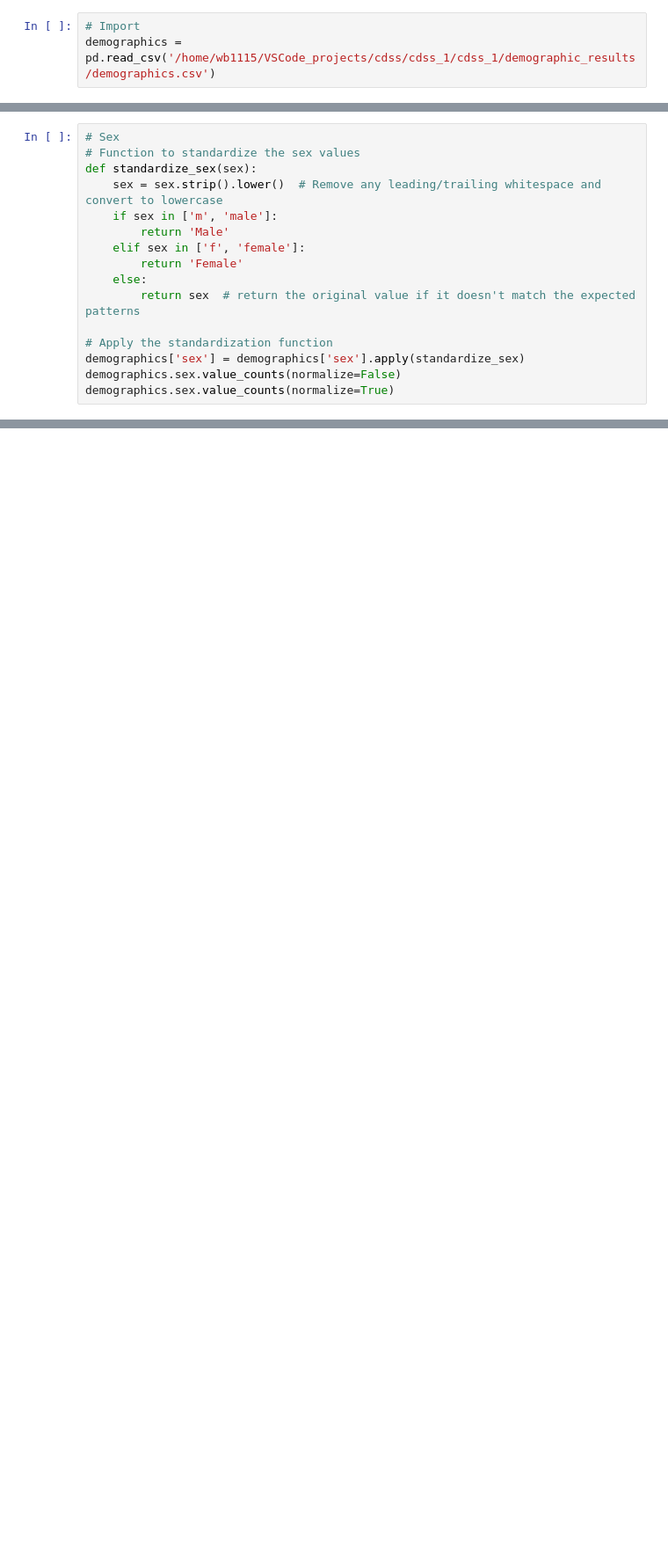
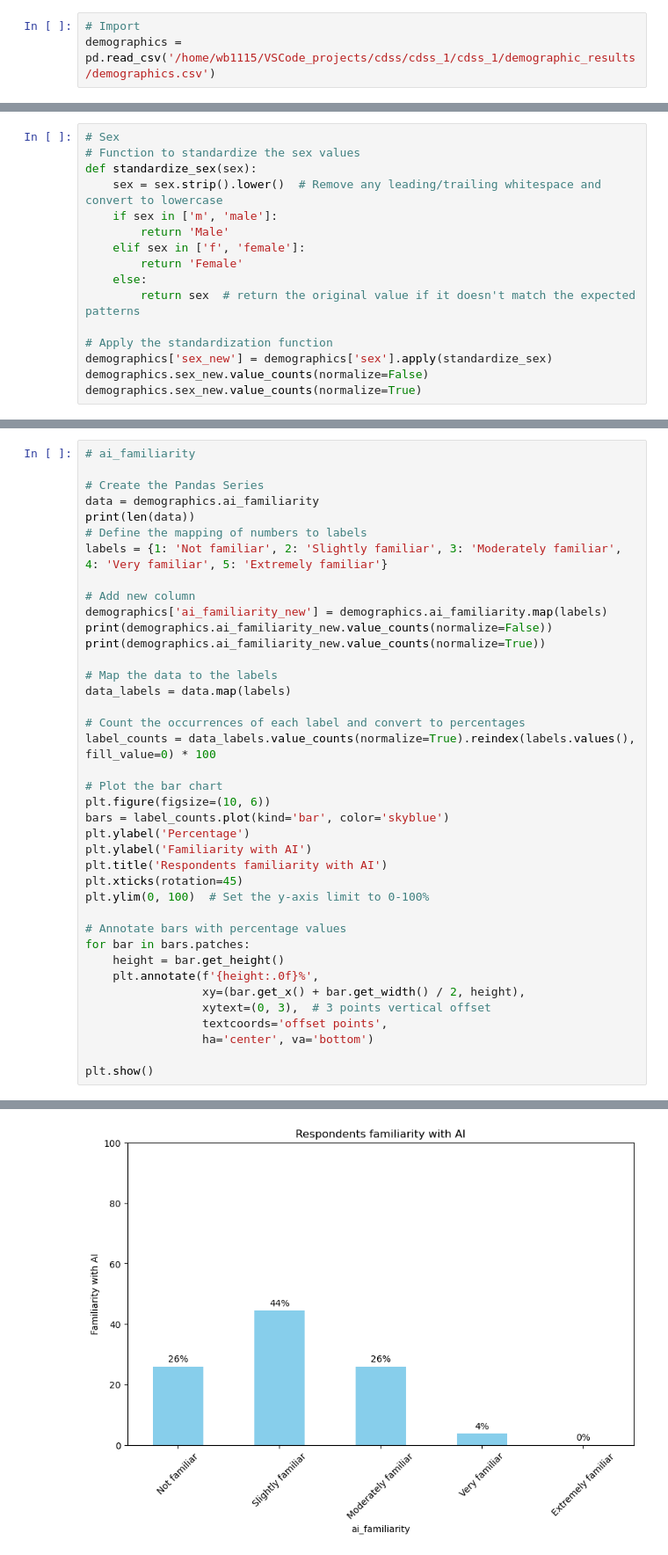
Before and after one commit to WilliamBolton/cdss_demo, a Jupyter notebook: cdss_1/cdss_1/analysis/demographics_analysis.ipynb, the cells around one changed output, grey strips where cells are left out. Shown: that part at 88% size. Drawn from its saved outputs; the diff is of its cells as text; blank space fills up the shorter version.

```diff
--- a/cdss_1/cdss_1/analysis/demographics_analysis.ipynb
+++ b/cdss_1/cdss_1/analysis/demographics_analysis.ipynb
@@ -27,7 +47,7 @@ def standardize_sex(sex):
         return sex  # return the original value if it doesn't match the expected patterns
 
 # Apply the standardization function
-demographics['sex'] = demographics['sex'].apply(standardize_sex)
-demographics.sex.value_counts(normalize=False)
-demographics.sex.value_counts(normalize=True)
+demographics['sex_new'] = demographics['sex'].apply(standardize_sex)
+demographics.sex_new.value_counts(normalize=False)
+demographics.sex_new.value_counts(normalize=True)
 # %% [output]
@@ -122,0 +150,40 @@ memory usage: 2.0+ KB
+# %%
+# ai_familiarity
+
+# Create the Pandas Series
+data = demographics.ai_familiarity
+print(len(data))
+# Define the mapping of numbers to labels
+labels = {1: 'Not familiar', 2: 'Slightly familiar', 3: 'Moderately familiar', 4: 'Very familiar', 5: 'Extremely familiar'}
+
+# Add new column
+demographics['ai_familiarity_new'] = demographics.ai_familiarity.map(labels)
+print(demographics.ai_familiarity_new.value_counts(normalize=False))
+print(demographics.ai_familiarity_new.value_counts(normalize=True))
+
+# Map the data to the labels
+data_labels = data.map(labels)
+
+# Count the occurrences of each label and convert to percentages
+label_counts = data_labels.value_counts(normalize=True).reindex(labels.values(), fill_value=0) * 100
+
+# Plot the bar chart
+plt.figure(figsize=(10, 6))
+bars = label_counts.plot(kind='bar', color='skyblue')
+plt.ylabel('Percentage')
+plt.ylabel('Familiarity with AI')
+plt.title('Respondents familiarity with AI')
+plt.xticks(rotation=45)
+plt.ylim(0, 100)  # Set the y-axis limit to 0-100%
+
+# Annotate bars with percentage values
+for bar in bars.patches:
+    height = bar.get_height()
+    plt.annotate(f'{height:.0f}%',
+                 xy=(bar.get_x() + bar.get_width() / 2, height),
+                 xytext=(0, 3),  # 3 points vertical offset
+                 textcoords='offset points',
+                 ha='center', va='bottom')
+
+plt.show()
+# %% [output]
@@ -123,3 +219,4 @@ memory usage: 2.0+ KB
+[figure, added]
 # %%
 demographics
 # %% [output]
```
Also changed, not shown: parts of 10 cells of this notebook, 24 other files.
